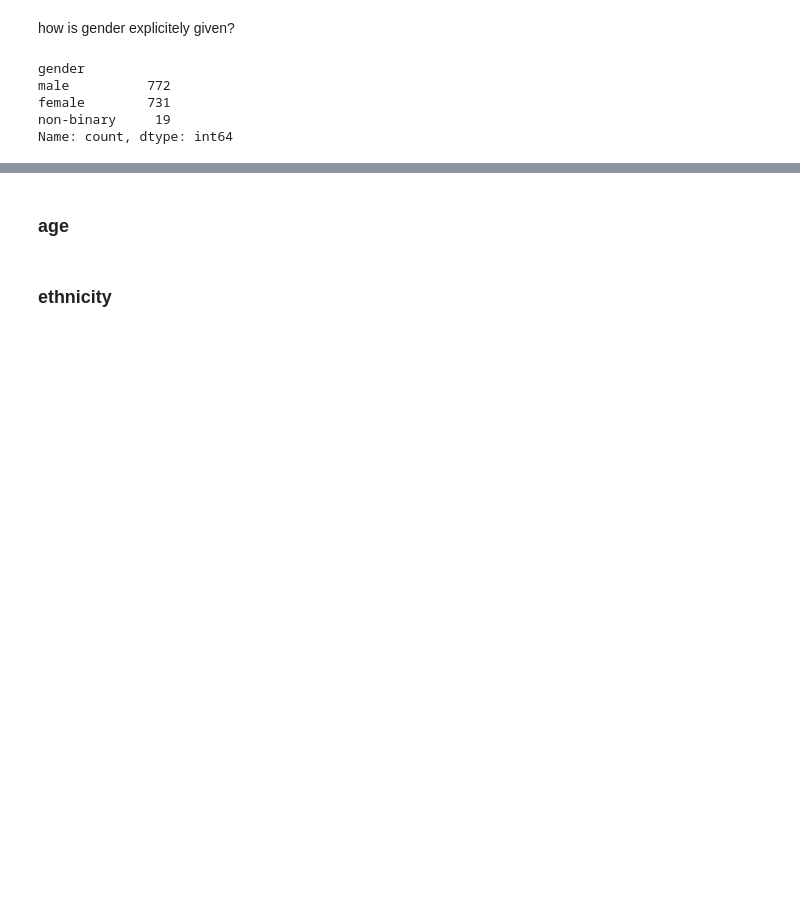
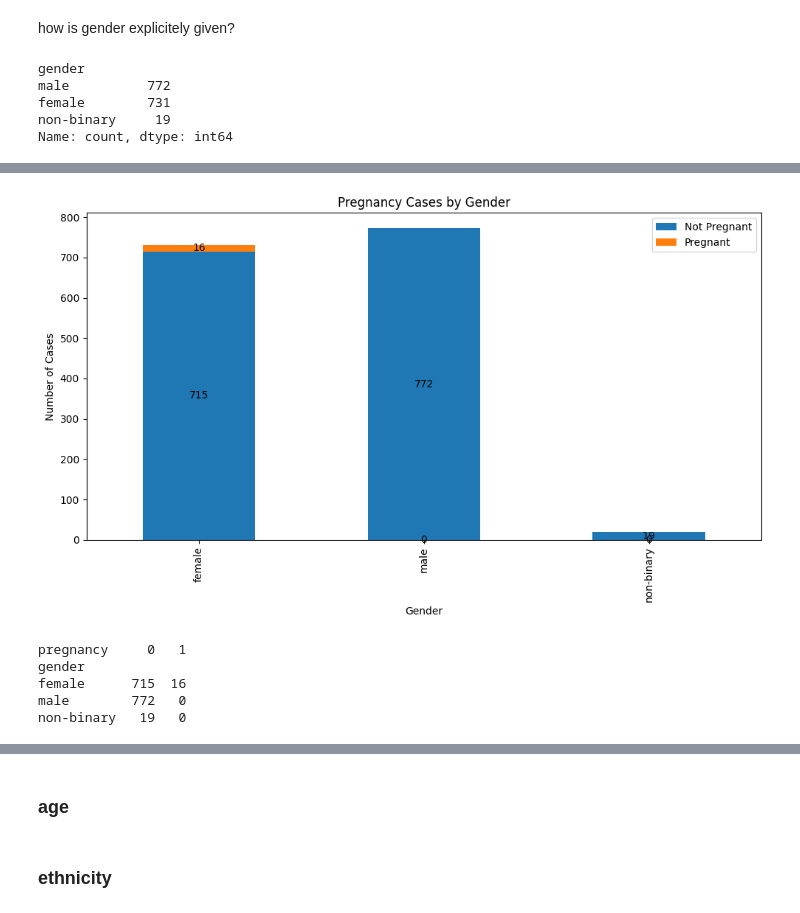
Before and after one commit to kenza-ily/thesis_bias_llm_clinical, a Jupyter notebook: data/eda.ipynb, the cells around one changed output, grey strips where cells are left out. Cells and saved outputs as stored; diff of their text form; code cells hidden in the pictures; blank space fills up the shorter version.

```diff
--- a/data/eda.ipynb
+++ b/data/eda.ipynb
@@ -158,0 +239,35 @@ The case is: An ex utero intrapartum treatment (EXIT) procedure was performed fo
+# %%
+import matplotlib.pyplot as plt
+import pandas as pd
+
+# Assuming you've already created df['gender'] and df['is_pregnancy']
+
+# Create a cross-tabulation of gender and pregnancy
+cross_tab = pd.crosstab(df['gender'], df['pregnancy'])
+
+# Create the stacked bar plot
+ax = cross_tab.plot(kind='bar', stacked=True, figsize=(10,6))
+
+# Customize the plot
+plt.title('Pregnancy Cases by Gender')
+plt.xlabel('Gender')
+plt.ylabel('Number of Cases')
+plt.legend(['Not Pregnant', 'Pregnant'])
+
+# Add value labels on the bars
+for c in ax.containers:
+    ax.bar_label(c, label_type='center')
+
+# Adjust layout and display the plot
+plt.tight_layout()
+plt.show()
+
+# Print the cross-tabulation for numerical values
+print(cross_tab)
+# %% [output]
+[figure, added]
+pregnancy     0   1
+gender
+female      715  16
+male        772   0
+non-binary   19   0
```
Also changed, not shown: parts of 36 cells of this notebook, 22 other files.
